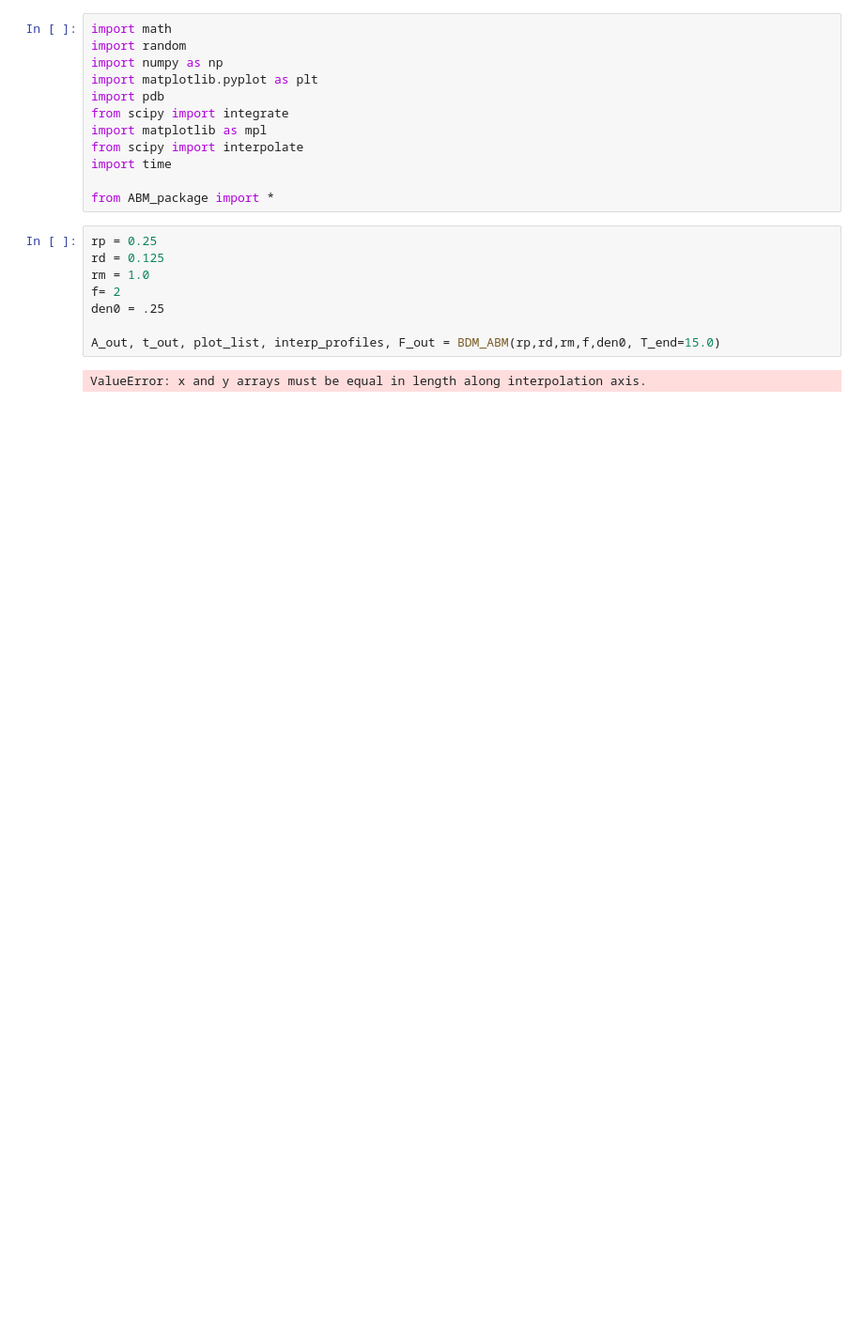
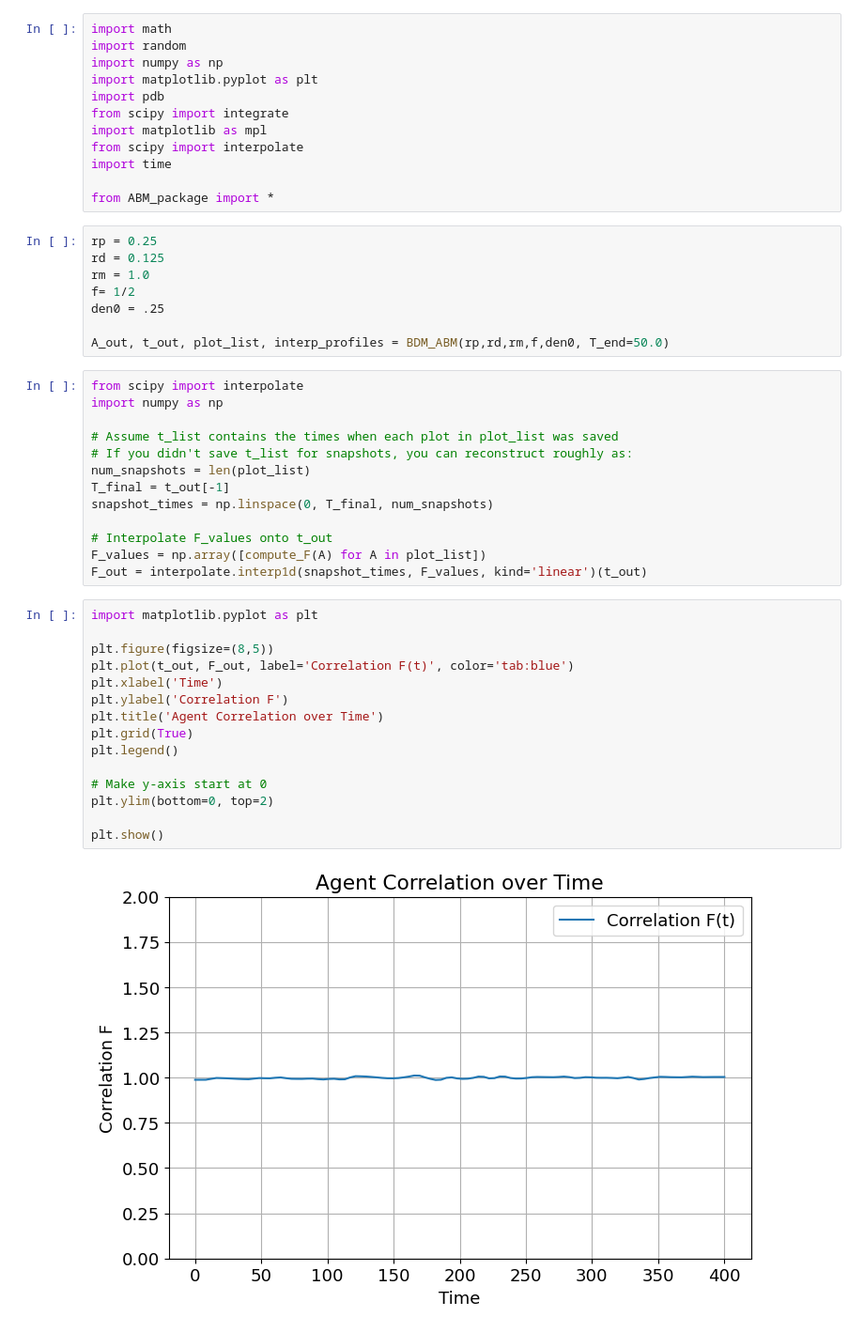
Before and after one commit to msadeck/Correlation-Functions, a Jupyter notebook: ABM/plot_ABM_DE_BDM.ipynb, the cells around one changed output. Shown at 94% size. Cells and saved outputs as stored; diff of their text form; blank space fills up the shorter version.

```diff
--- a/ABM/plot_ABM_DE_BDM.ipynb
+++ b/ABM/plot_ABM_DE_BDM.ipynb
@@ -14,9 +14,37 @@ from ABM_package import *
 rp = 0.25
 rd = 0.125
 rm = 1.0
-f= 2
+f= 1/2
 den0 = .25
 
-A_out, t_out, plot_list, interp_profiles, F_out = BDM_ABM(rp,rd,rm,f,den0, T_end=15.0)
+A_out, t_out, plot_list, interp_profiles = BDM_ABM(rp,rd,rm,f,den0, T_end=50.0)
-# %% [output]
-ValueError: x and y arrays must be equal in length along interpolation axis.
+# %%
+from scipy import interpolate
+import numpy as np
+
+# Assume t_list contains the times when each plot in plot_list was saved
+# If you didn't save t_list for snapshots, you can reconstruct roughly as:
+num_snapshots = len(plot_list)
+T_final = t_out[-1]
+snapshot_times = np.linspace(0, T_final, num_snapshots)
+
+# Interpolate F_values onto t_out
+F_values = np.array([compute_F(A) for A in plot_list])
+F_out = interpolate.interp1d(snapshot_times, F_values, kind='linear')(t_out)
+# %%
+import matplotlib.pyplot as plt
+
+plt.figure(figsize=(8,5))
+plt.plot(t_out, F_out, label='Correlation F(t)', color='tab:blue')
+plt.xlabel('Time')
+plt.ylabel('Correlation F')
+plt.title('Agent Correlation over Time')
+plt.grid(True)
+plt.legend()
+
+# Make y-axis start at 0
+plt.ylim(bottom=0, top=2)
+
+plt.show()
+# %% [output]
+[figure, added]
```
Also changed, not shown: parts of 2 cells of this notebook, 5 other files.
